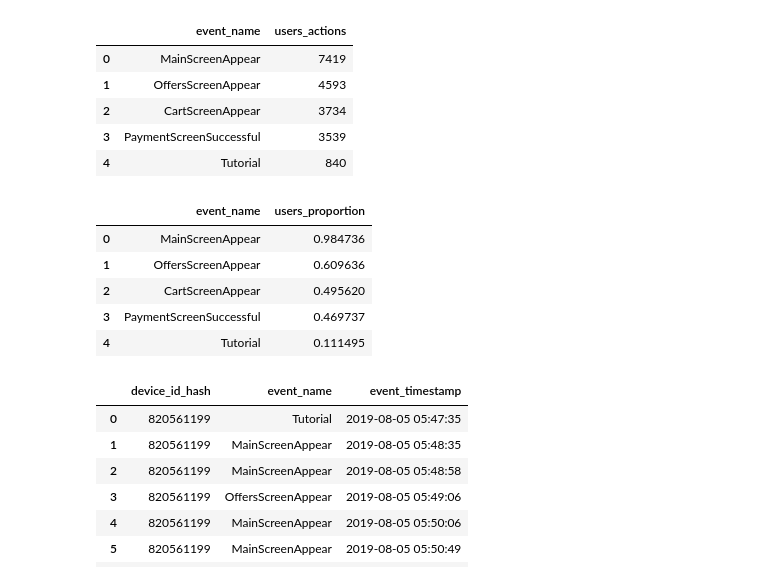
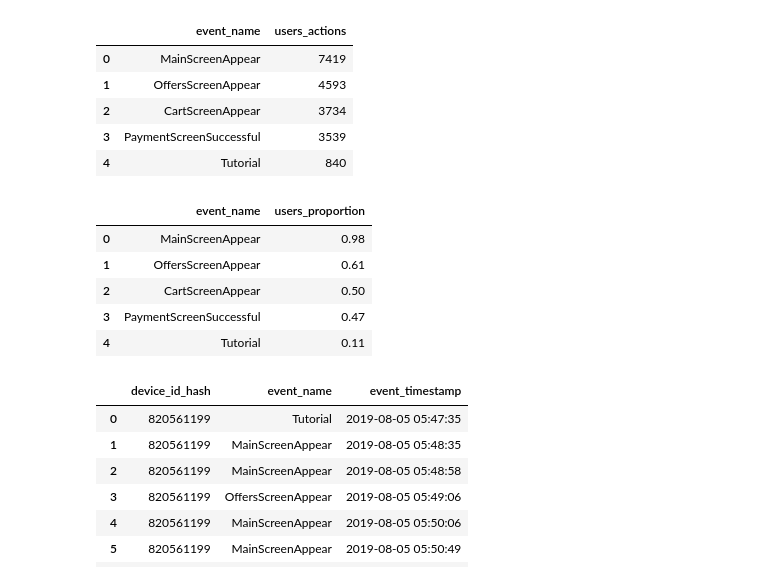
Before and after one commit to cassio-bressan/Projeto-Comportamento-de-usuarios, a Jupyter notebook: Projeto/comportamento_usuarios.ipynb, the cells around one changed output. Cells and saved outputs as stored; diff of their text form; code cells hidden in the pictures.

```diff
--- a/Projeto/comportamento_usuarios.ipynb
+++ b/Projeto/comportamento_usuarios.ipynb
@@ -22,7 +22,7 @@ try:
     df = pd.read_csv('/datasets/logs_exp_us.csv', sep='\t')
 
 except:
-    df = pd.read_csv(r'C:\ArquivosP\Arquivos - P11\logs_exp_us.csv', sep='\t')
+    df = pd.read_csv(r"C:\Users\cassi\GitHub\Projeto11__Tripleten-Bootcamp\Dados\logs_exp_us.csv", sep='\t')
 # %%
 # Verificando informações da tabela de dados.
 df.info()
@@ -244,15 +250,15 @@ actions_by_users
 # %%
 # Calculando a proporção de usuários que executaram a ação pelo menos uma vez.
 nunique_users = new_df['device_id_hash'].nunique()
 actions_by_users['users_proportion'] = actions_by_users['users_actions'] / nunique_users
-actions_by_users[['event_name', 'users_proportion']]
+actions_by_users[['event_name', 'users_proportion']].round(2)
 # %% [output]
 |  | event_name | users_proportion |
-| 0 | MainScreenAppear | 0.984736 |
-| 1 | OffersScreenAppear | 0.609636 |
-| 2 | CartScreenAppear | 0.495620 |
-| 3 | PaymentScreenSuccessful | 0.469737 |
-| 4 | Tutorial | 0.111495 |
+| 0 | MainScreenAppear | 0.98 |
+| 1 | OffersScreenAppear | 0.61 |
+| 2 | CartScreenAppear | 0.50 |
+| 3 | PaymentScreenSuccessful | 0.47 |
+| 4 | Tutorial | 0.11 |
 # %%
 # Verificando em que ordem as ações ocorreram para cada usuário.
 df_sorted = new_df.sort_values(by=['device_id_hash', 'event_timestamp'])
```
Also changed, not shown: parts of 10 cells of this notebook, 2 other files.
